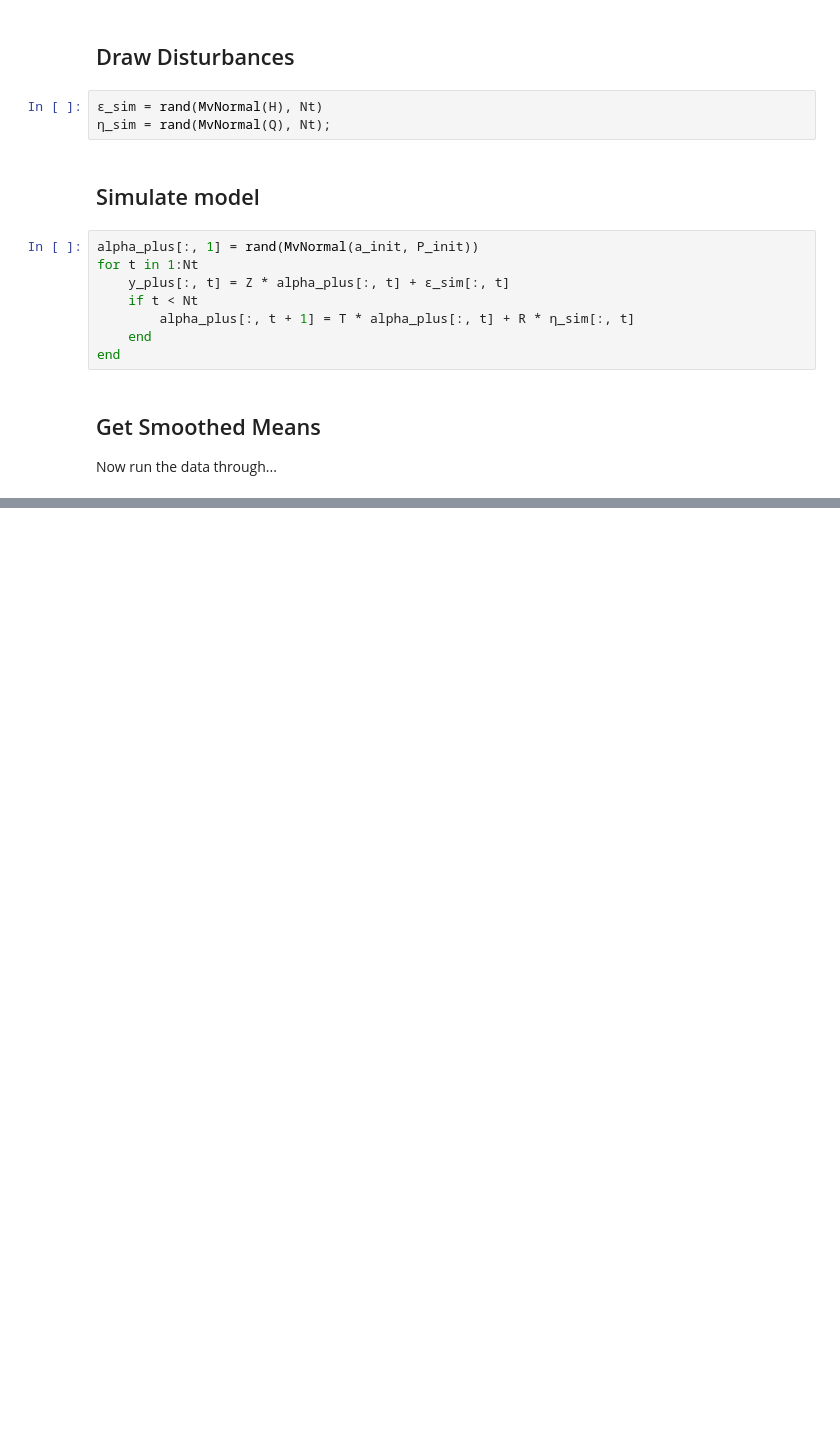
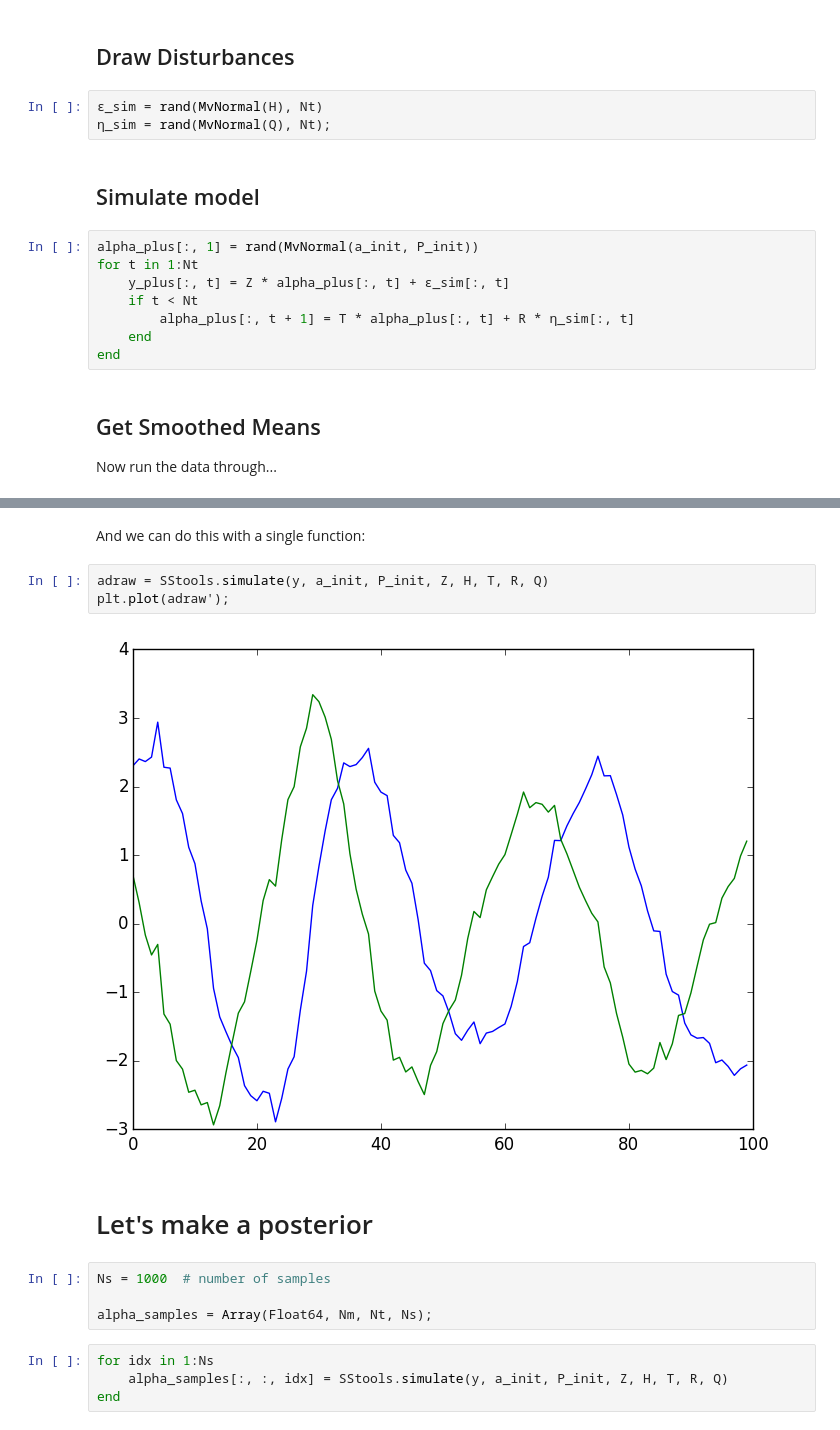
Before and after one commit to jmxpearson/laf, a Jupyter notebook: julia_kalman_integration_test.ipynb, the cells around one changed output, grey strips where cells are left out. Drawn from its saved outputs; the diff is of its cells as text; blank space fills up the shorter version.

```diff
--- a/julia_kalman_integration_test.ipynb
+++ b/julia_kalman_integration_test.ipynb
@@ -300,0 +329,17 @@ Now run the data through...
+# %% [markdown]
+And we can do this with a single function:
+# %%
+adraw = SStools.simulate(y, a_init, P_init, Z, H, T, R, Q)
+plt.plot(adraw');
+# %% [output]
+[figure, added]
+# %% [markdown]
+# Let's make a posterior
+# %%
+Ns = 1000  # number of samples
+
+alpha_samples = Array(Float64, Nm, Nt, Ns);
+# %%
+for idx in 1:Ns
+    alpha_samples[:, :, idx] = SStools.simulate(y, a_init, P_init, Z, H, T, R, Q)
+end
```
Also changed, not shown: parts of 13 cells of this notebook, 1 other file.
